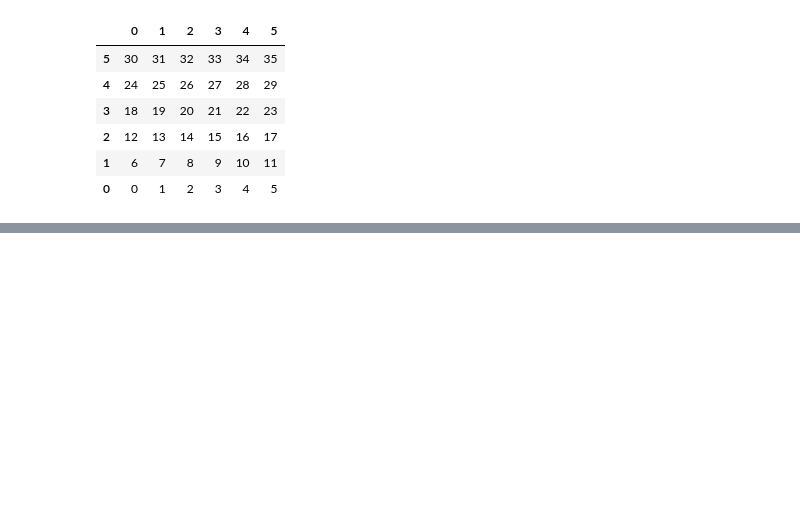
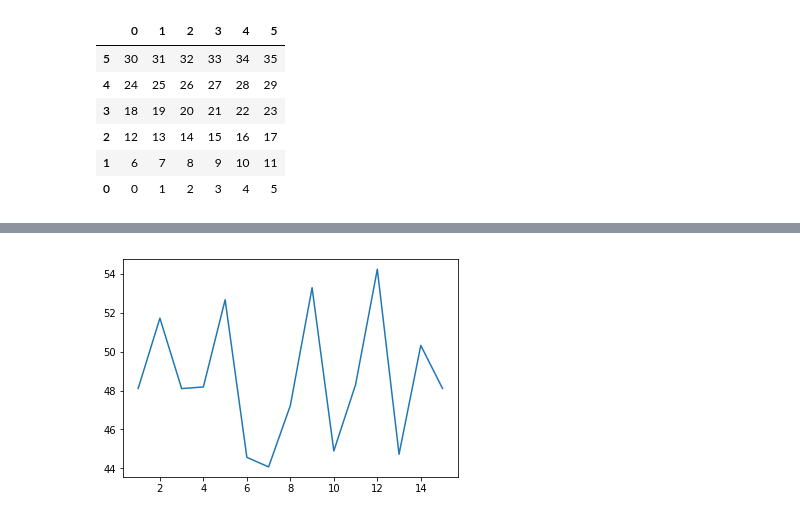
Before and after one commit to samy280497/datawrangling, a Jupyter notebook: Python data wrangling complete notebook.ipynb, the cells around one changed output, grey strips where cells are left out. Saved outputs shown, nothing was run; the diff lists cells and outputs as text; code cells hidden in the pictures; blank space fills up the shorter version.

```diff
--- a/Python data wrangling complete notebook.ipynb
+++ b/Python data wrangling complete notebook.ipynb
@@ -334,0 +362,12 @@ DF_sorted
+# %%
+data_set_size = 15
+low_mu, low_sigma = 50, 4.3
+low_data_set = low_mu + low_sigma * np.random.randn(data_set_size)
+high_mu, high_sigma = 57, 5.2
+high_data_set = high_mu + high_sigma * np.random.randn(data_set_size)
+days = list(range(1, data_set_size + 1))
+# %%
+plt.plot(days,low_data_set)
+plt.show()
+# %% [output]
+[figure, added]
```
Also changed, not shown: parts of 10 cells of this notebook.
